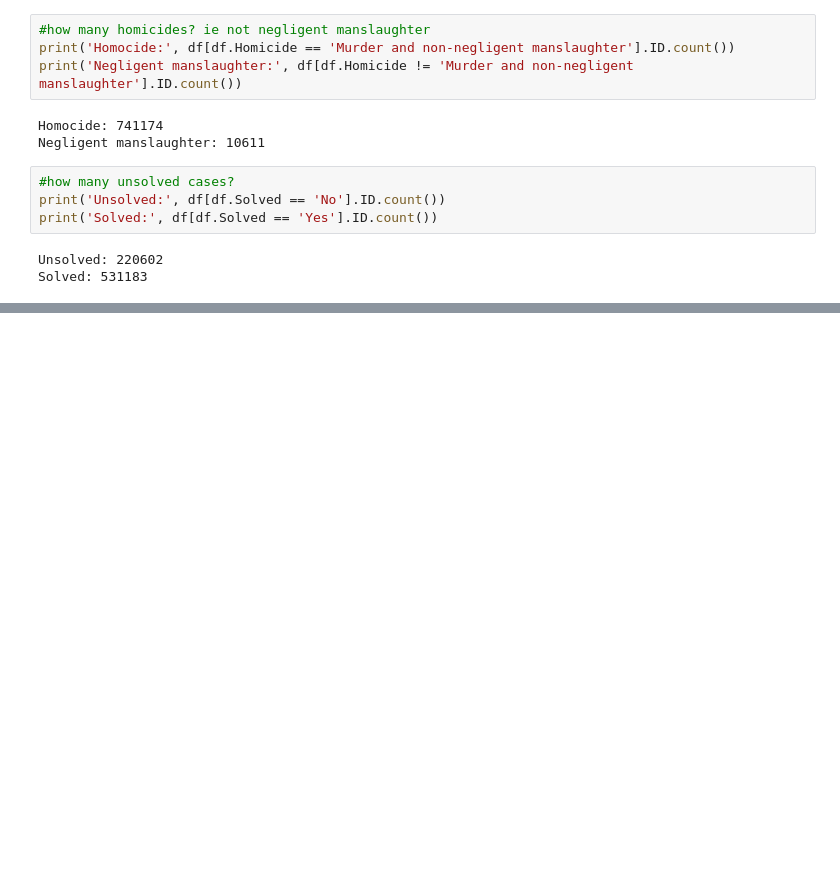
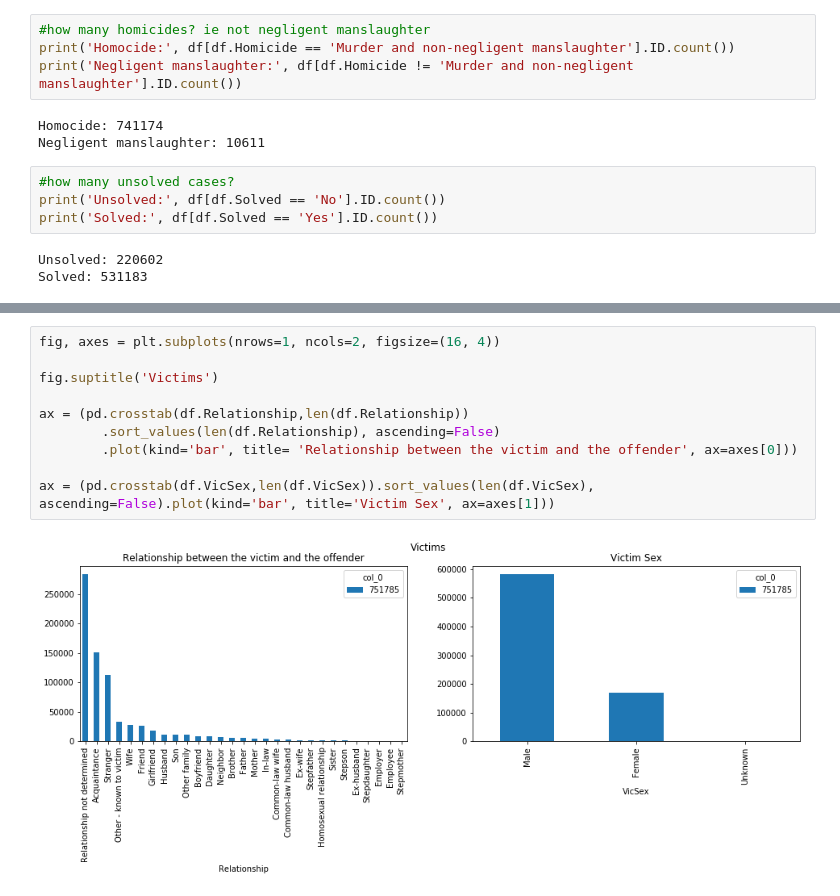
Before and after one commit to turbomanson/murder_project, a Jupyter notebook: first_look.ipynb, the cells around one changed output, grey strips where cells are left out. Cells and saved outputs as stored; diff of their text form; blank space fills up the shorter version.

```diff
--- a/first_look.ipynb
+++ b/first_look.ipynb
@@ -80,0 +86,12 @@ df.Year.value_counts().sort_index().plot()
+# %%
+fig, axes = plt.subplots(nrows=1, ncols=2, figsize=(16, 4))
+
+fig.suptitle('Victims')
+
+ax = (pd.crosstab(df.Relationship,len(df.Relationship))
+        .sort_values(len(df.Relationship), ascending=False)
+        .plot(kind='bar', title= 'Relationship between the victim and the offender', ax=axes[0]))
+
+ax = (pd.crosstab(df.VicSex,len(df.VicSex)).sort_values(len(df.VicSex), ascending=False).plot(kind='bar', title='Victim Sex', ax=axes[1]))
+# %% [output]
+[figure, added]
```
Also changed, not shown: parts of 5 cells of this notebook.
